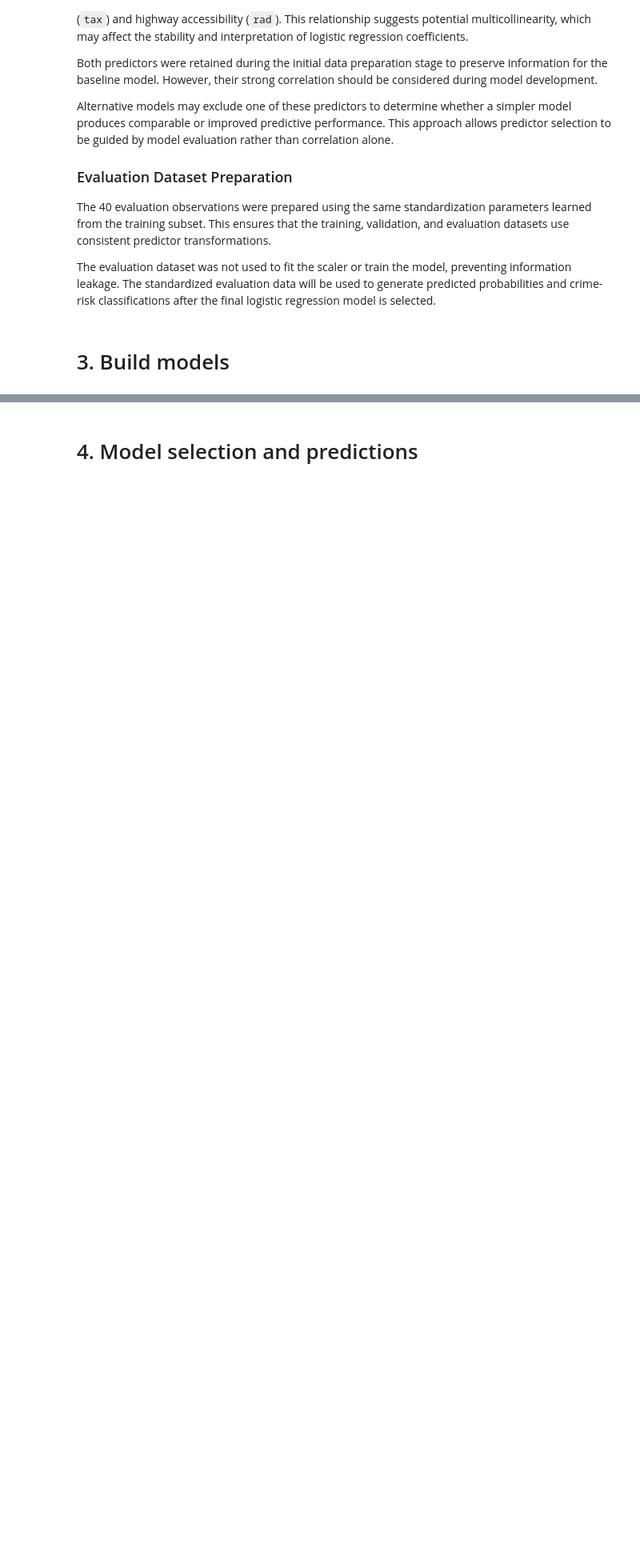
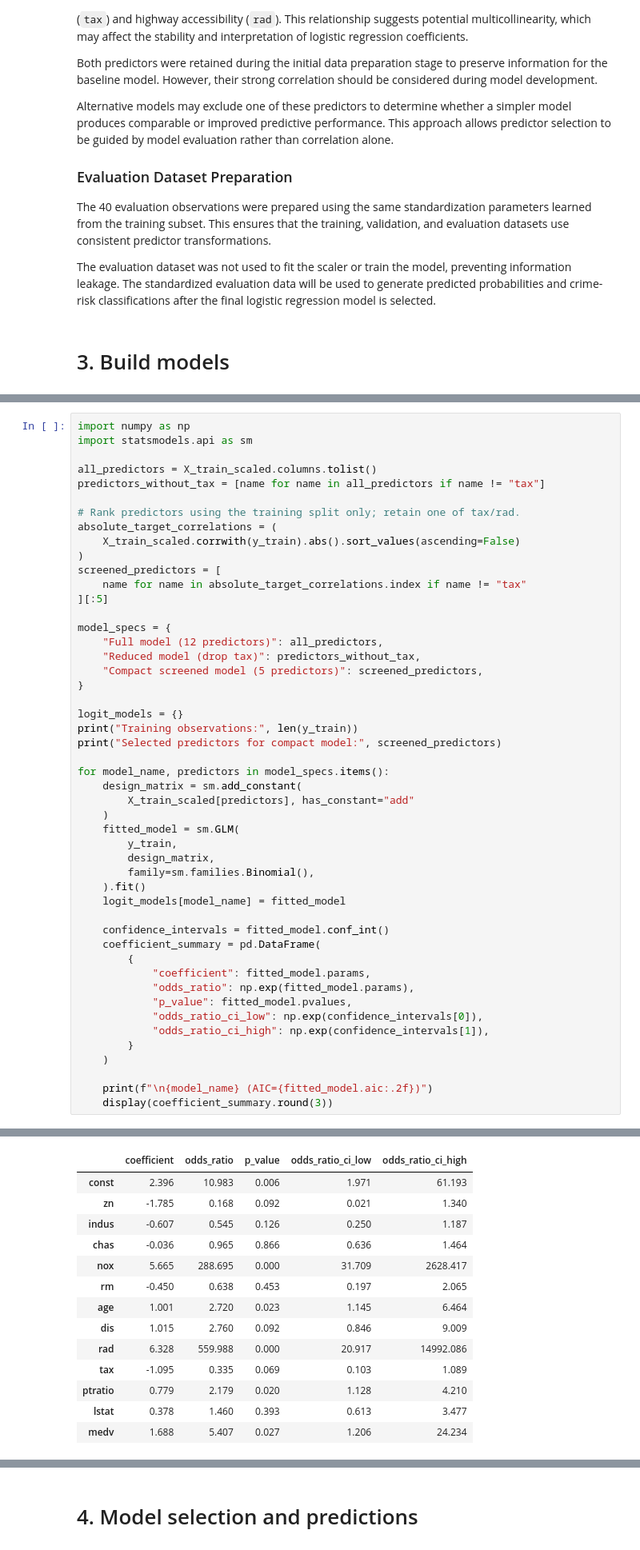
Before and after one commit to alinsimon/data621-data-mining, a Jupyter notebook: homeworks/hw03/notebooks/hw03_crime_analysis.ipynb, the cells around one changed output, grey strips where cells are left out. Shown at 80% size. Drawn from its saved outputs; the diff is of its cells as text; blank space fills up the shorter version.

```diff
--- a/homeworks/hw03/notebooks/hw03_crime_analysis.ipynb
+++ b/homeworks/hw03/notebooks/hw03_crime_analysis.ipynb
@@ -341,0 +356,50 @@ The evaluation dataset was not used to fit the scaler or train the model, preven
+# %%
+import numpy as np
+import statsmodels.api as sm
+
+all_predictors = X_train_scaled.columns.tolist()
+predictors_without_tax = [name for name in all_predictors if name != "tax"]
+
+# Rank predictors using the training split only; retain one of tax/rad.
+absolute_target_correlations = (
+    X_train_scaled.corrwith(y_train).abs().sort_values(ascending=False)
+)
+screened_predictors = [
+    name for name in absolute_target_correlations.index if name != "tax"
+][:5]
+
+model_specs = {
+    "Full model (12 predictors)": all_predictors,
+    "Reduced model (drop tax)": predictors_without_tax,
+    "Compact screened model (5 predictors)": screened_predictors,
+}
+
+logit_models = {}
+print("Training observations:", len(y_train))
+print("Selected predictors for compact model:", screened_predictors)
+
+for model_name, predictors in model_specs.items():
+    design_matrix = sm.add_constant(
+        X_train_scaled[predictors], has_constant="add"
+    )
+    fitted_model = sm.GLM(
+        y_train,
+        design_matrix,
+        family=sm.families.Binomial(),
+    ).fit()
+    logit_models[model_name] = fitted_model
+
+    confidence_intervals = fitted_model.conf_int()
+    coefficient_summary = pd.DataFrame(
+        {
+            "coefficient": fitted_model.params,
+            "odds_ratio": np.exp(fitted_model.params),
+            "p_value": fitted_model.pvalues,
+            "odds_ratio_ci_low": np.exp(confidence_intervals[0]),
+            "odds_ratio_ci_high": np.exp(confidence_intervals[1]),
+        }
+    )
+
+    print(f"\n{model_name} (AIC={fitted_model.aic:.2f})")
+    display(coefficient_summary.round(3))
+# %% [output]
@@ -341,0 +410,14 @@ The evaluation dataset was not used to fit the scaler or train the model, preven
+|  | coefficient | odds_ratio | p_value | odds_ratio_ci_low | odds_ratio_ci_high |
+| const | 2.396 | 10.983 | 0.006 | 1.971 | 61.193 |
+| zn | -1.785 | 0.168 | 0.092 | 0.021 | 1.340 |
+| indus | -0.607 | 0.545 | 0.126 | 0.250 | 1.187 |
+| chas | -0.036 | 0.965 | 0.866 | 0.636 | 1.464 |
+| nox | 5.665 | 288.695 | 0.000 | 31.709 | 2628.417 |
+| rm | -0.450 | 0.638 | 0.453 | 0.197 | 2.065 |
+| age | 1.001 | 2.720 | 0.023 | 1.145 | 6.464 |
+| dis | 1.015 | 2.760 | 0.092 | 0.846 | 9.009 |
+| rad | 6.328 | 559.988 | 0.000 | 20.917 | 14992.086 |
+| tax | -1.095 | 0.335 | 0.069 | 0.103 | 1.089 |
+| ptratio | 0.779 | 2.179 | 0.020 | 1.128 | 4.210 |
+| lstat | 0.378 | 1.460 | 0.393 | 0.613 | 3.477 |
+| medv | 1.688 | 5.407 | 0.027 | 1.206 | 24.234 |
```
Also changed, not shown: parts of 6 cells of this notebook.
